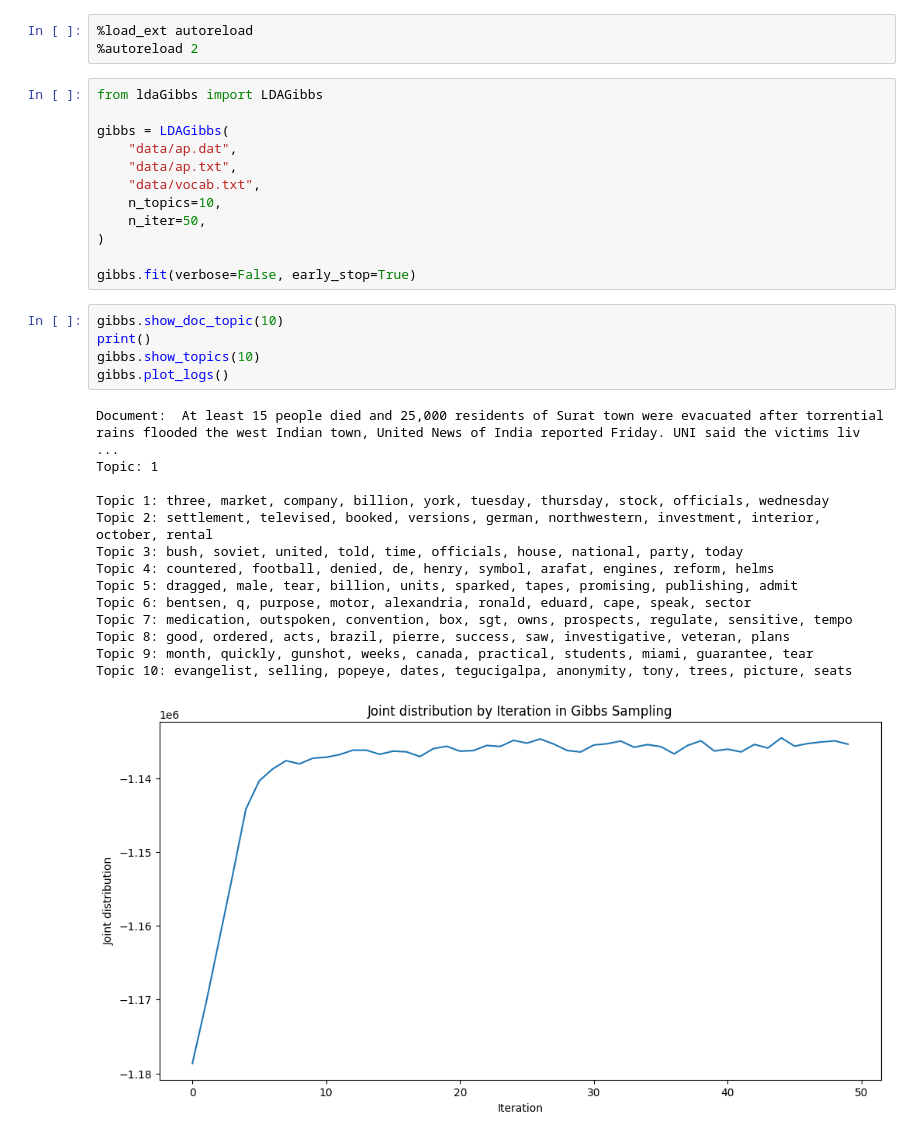
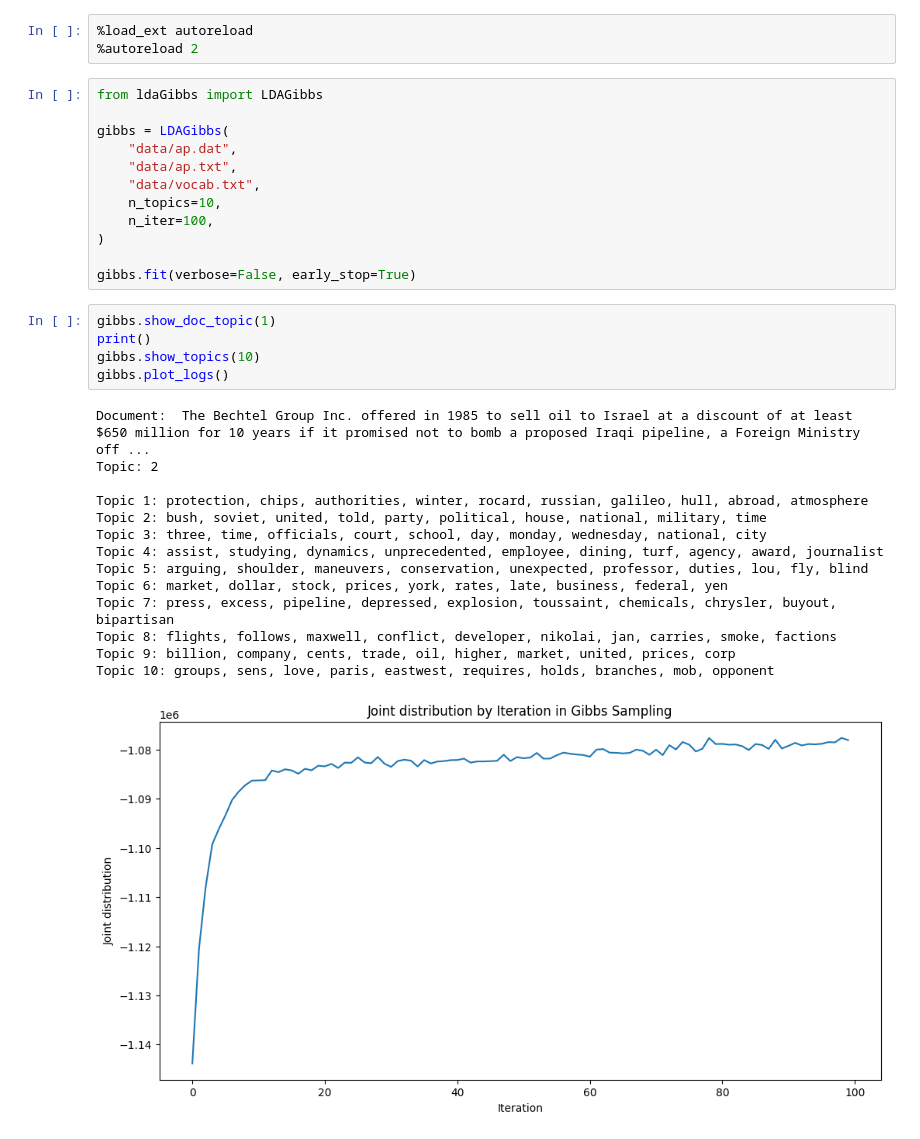
Before and after one commit to jiwnchoi/vi, a Jupyter notebook: note.ipynb, the cells around one changed output. Drawn from its saved outputs; the diff is of its cells as text.

```diff
--- a/note.ipynb
+++ b/note.ipynb
@@ -9,30 +9,30 @@ gibbs = LDAGibbs(
     "data/ap.txt",
     "data/vocab.txt",
     n_topics=10,
-    n_iter=50,
+    n_iter=100,
 )
 
 gibbs.fit(verbose=False, early_stop=True)
 # %%
-gibbs.show_doc_topic(10)
+gibbs.show_doc_topic(1)
 print()
 gibbs.show_topics(10)
 gibbs.plot_logs()
 # %% [output]
-Document:  At least 15 people died and 25,000 residents of Surat town were evacuated after torrential rains flooded the west Indian town, United News of India reported Friday. UNI said the victims liv ...
-Topic: 1
+Document:  The Bechtel Group Inc. offered in 1985 to sell oil to Israel at a discount of at least $650 million for 10 years if it promised not to bomb a proposed Iraqi pipeline, a Foreign Ministry off ...
+Topic: 2
 
-Topic 1: three, market, company, billion, york, tuesday, thursday, stock, officials, wednesday
-Topic 2: settlement, televised, booked, versions, german, northwestern, investment, interior, october, rental
-Topic 3: bush, soviet, united, told, time, officials, house, national, party, today
-Topic 4: countered, football, denied, de, henry, symbol, arafat, engines, reform, helms
-Topic 5: dragged, male, tear, billion, units, sparked, tapes, promising, publishing, admit
-Topic 6: bentsen, q, purpose, motor, alexandria, ronald, eduard, cape, speak, sector
-Topic 7: medication, outspoken, convention, box, sgt, owns, prospects, regulate, sensitive, tempo
-Topic 8: good, ordered, acts, brazil, pierre, success, saw, investigative, veteran, plans
-Topic 9: month, quickly, gunshot, weeks, canada, practical, students, miami, guarantee, tear
-Topic 10: evangelist, selling, popeye, dates, tegucigalpa, anonymity, tony, trees, picture, seats
+Topic 1: protection, chips, authorities, winter, rocard, russian, galileo, hull, abroad, atmosphere
+Topic 2: bush, soviet, united, told, party, political, house, national, military, time
+Topic 3: three, time, officials, court, school, day, monday, wednesday, national, city
+Topic 4: assist, studying, dynamics, unprecedented, employee, dining, turf, agency, award, journalist
+Topic 5: arguing, shoulder, maneuvers, conservation, unexpected, professor, duties, lou, fly, blind
+Topic 6: market, dollar, stock, prices, york, rates, late, business, federal, yen
+Topic 7: press, excess, pipeline, depressed, explosion, toussaint, chemicals, chrysler, buyout, bipartisan
+Topic 8: flights, follows, maxwell, conflict, developer, nikolai, jan, carries, smoke, factions
+Topic 9: billion, company, cents, trade, oil, higher, market, united, prices, corp
+Topic 10: groups, sens, love, paris, eastwest, requires, holds, branches, mob, opponent
-[figure, old version]
+[figure, new version]
 # %%
 from ldaVI import LDAVI
 
```
Also changed, not shown: parts of 2 cells of this notebook.
